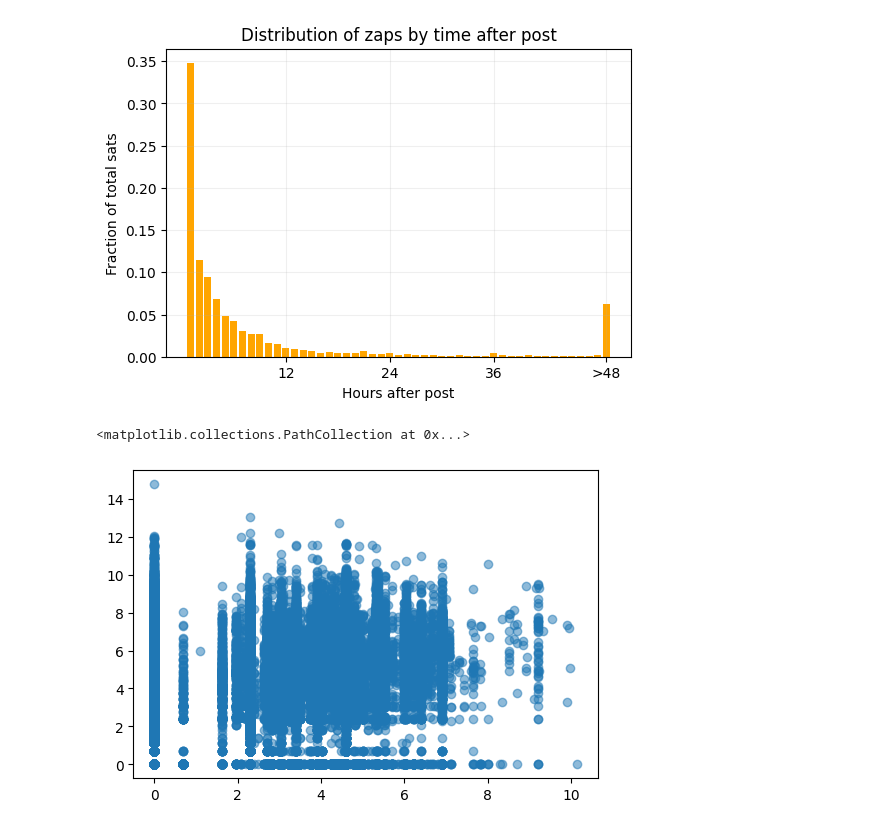
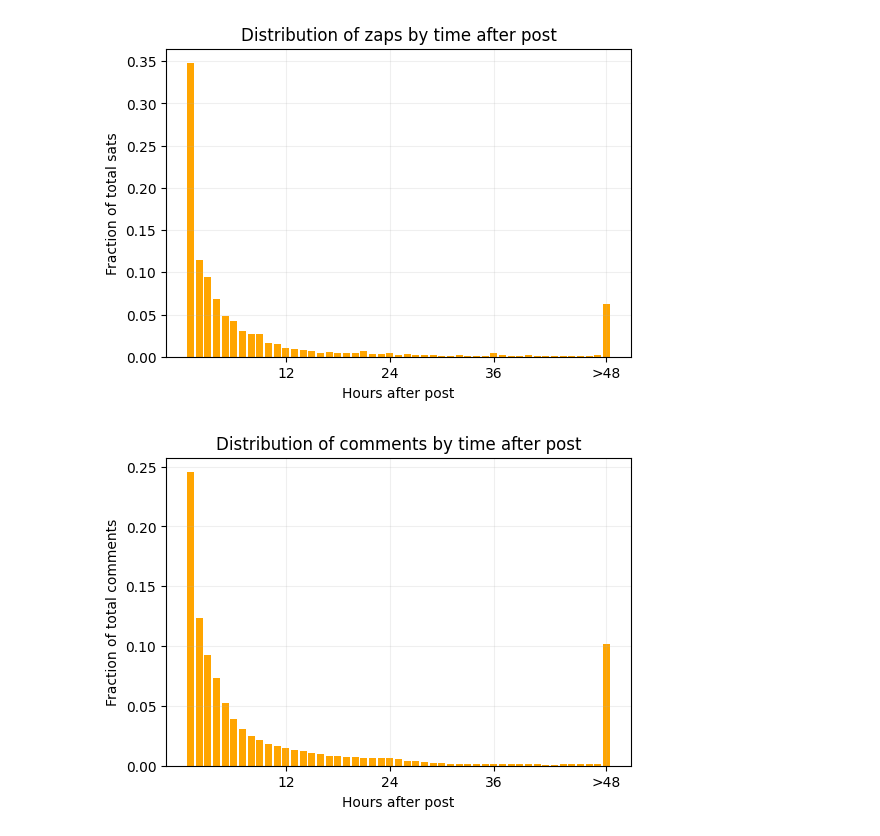
Before and after one commit to ed-kung/sn-research, a Jupyter notebook: src/notebooks/playground.ipynb, the cells around one changed output. Drawn from its saved outputs; the diff is of its cells as text; code cells hidden in the pictures.

```diff
--- a/src/notebooks/playground.ipynb
+++ b/src/notebooks/playground.ipynb
@@ -23,6 +25,7 @@ DATA_PATH = LOCAL_CONFIG["DATA_PATH"]
 # %%
 zaps = dt.get_zaps()
 posts = dt.get_posts()
+comments = dt.get_comments()
 
 mask = (posts['invoiceActionState'] != 'FAILED') & \
        (~posts['bio']) & (~posts['freebie']) & (~posts['saloon']) & \
@@ -30,6 +33,10 @@ mask = (posts['invoiceActionState'] != 'FAILED') & \
        (~posts['subName'].isin(['jobs', 'ama']))
 
 posts = posts.loc[mask].reset_index(drop=True)
+
+mask = (comments['invoiceActionState'] != 'FAILED')
+
+comments = comments.loc[mask].reset_index(drop=True)
 # %%
 # distribution of zaps by time
 right = posts[['itemId', 'created_at']].rename(
@@ -60,6 +61,29 @@ plt.title('Distribution of zaps by time after post')
 plt.show()
 # %% [output]
 [figure]
+# %%
+# distribution of comments by time
+right = posts[['itemId', 'created_at']].rename(
+    columns = {'itemId': 'rootId', 'created_at': 'post_created_at'}
+).reset_index(drop=True)
+comments = comments.merge(right, on='rootId', how='inner')
+comments['hours_after_post'] = np.ceil((comments['created_at'] - comments['post_created_at']).dt.total_seconds() / 3600)
+comments.loc[comments['hours_after_post'] > 48, 'hours_after_post'] = 49
+# %%
+hours = comments.groupby(['hours_after_post']).agg(
+    n_comments = ('itemId', 'count')
+).reset_index()
+hours['frac'] = hours['n_comments'] / hours['n_comments'].sum()
+plt.figure(figsize=(6,4))
+plt.bar(hours['hours_after_post'], hours['frac'], color='orange')
+plt.xticks(ticks=[12, 24, 36, 49], labels=['12', '24', '36', '>48'])
+plt.xlabel('Hours after post')
+plt.ylabel('Fraction of total comments')
+plt.grid(alpha=0.2)
+plt.title('Distribution of comments by time after post')
+plt.show()
+# %% [output]
+[figure, added]
 # %%
 zaps = zaps.loc[zaps['hours_after_post'] <= 48].reset_index(drop=True)
 zaps48 = zaps.groupby('itemId').agg(
@@ -74,16 +98,6 @@ posts = dt.find_subowner(posts)
 mask = (posts['userId'] != posts['subOwner']) & \
        (posts['cost'] > 0)
 posts = posts.loc[mask].reset_index(drop=True)
-# %%
-plt.figure(figsize=(6,4))
-x = np.log(posts['cost'])
-y = np.log(1+posts['sats48'])
-#x = posts['cost']
-#y = posts['sats48']
-plt.scatter(x, y, alpha=0.5)
-# %% [output]
-<matplotlib.collections.PathCollection at 0x...>
-[figure, removed]
 # %%
 outdf = posts.copy()
 outdf['week'] = outdf['created_at'].dt.to_period('W-SAT').dt.start_time
```
Also changed, not shown: parts of 8 cells of this notebook, 2 other files.
